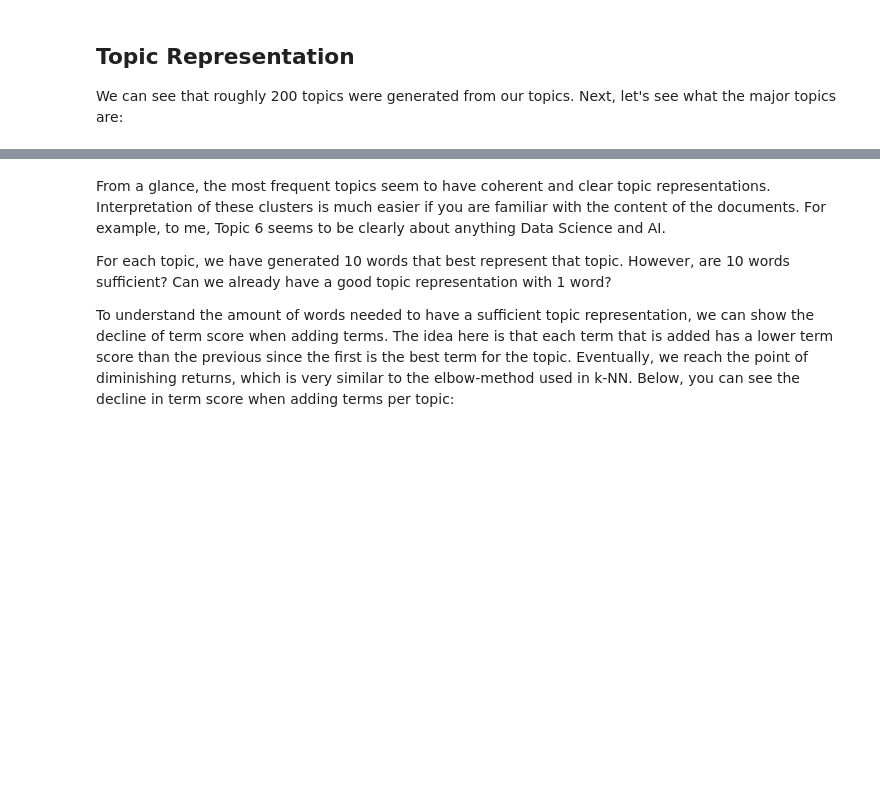
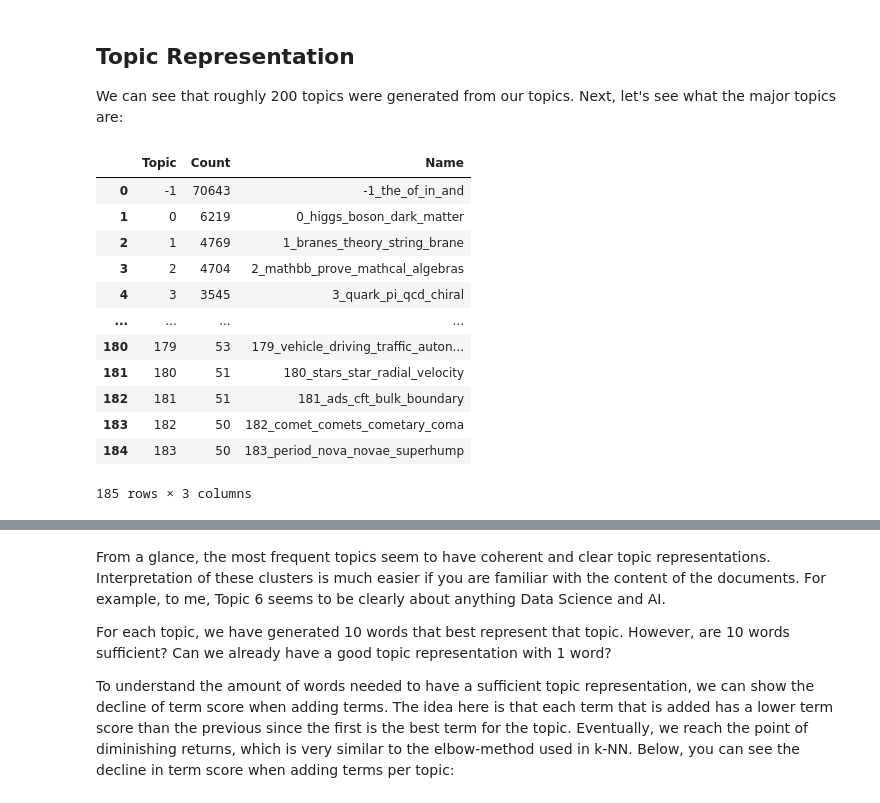
Before and after one commit to hmzhan/disaster_tweets, a Jupyter notebook: topic-modeling-arxiv-abstract-with-bertopic.ipynb, the cells around one changed output, grey strips where cells are left out. Cells and saved outputs as stored; diff of their text form; code cells hidden in the pictures; blank space fills up the shorter version.

Commit message:
Kaggle Notebook | Topic Modeling arXiv Abstract with BERTopic | Version 3

```diff
--- a/topic-modeling-arxiv-abstract-with-bertopic.ipynb
+++ b/topic-modeling-arxiv-abstract-with-bertopic.ipynb
@@ -232,5 +252,21 @@ len(topic_model.get_topic_info())
 ## Topic Representation
 
 We can see that roughly 200 topics were generated from our topics. Next, let's see what the major topics are:
+# %%
+topic_model.get_topic_info()
+# %% [output]
+|  | Topic | Count | Name |
+| 0 | -1 | 70643 | -1_the_of_in_and |
+| 1 | 0 | 6219 | 0_higgs_boson_dark_matter |
+| 2 | 1 | 4769 | 1_branes_theory_string_brane |
+| 3 | 2 | 4704 | 2_mathbb_prove_mathcal_algebras |
+| 4 | 3 | 3545 | 3_quark_pi_qcd_chiral |
+| ... | ... | ... | ... |
+| 180 | 179 | 53 | 179_vehicle_driving_traffic_auton... |
+| 181 | 180 | 51 | 180_stars_star_radial_velocity |
+| 182 | 181 | 51 | 181_ads_cft_bulk_boundary |
+| 183 | 182 | 50 | 182_comet_comets_cometary_coma |
+| 184 | 183 | 50 | 183_period_nova_novae_superhump |
+185 rows × 3 columns
 # %%
 topic_model.get_topic_info().head(10)
```
Also changed, not shown: parts of 8 cells of this notebook.
